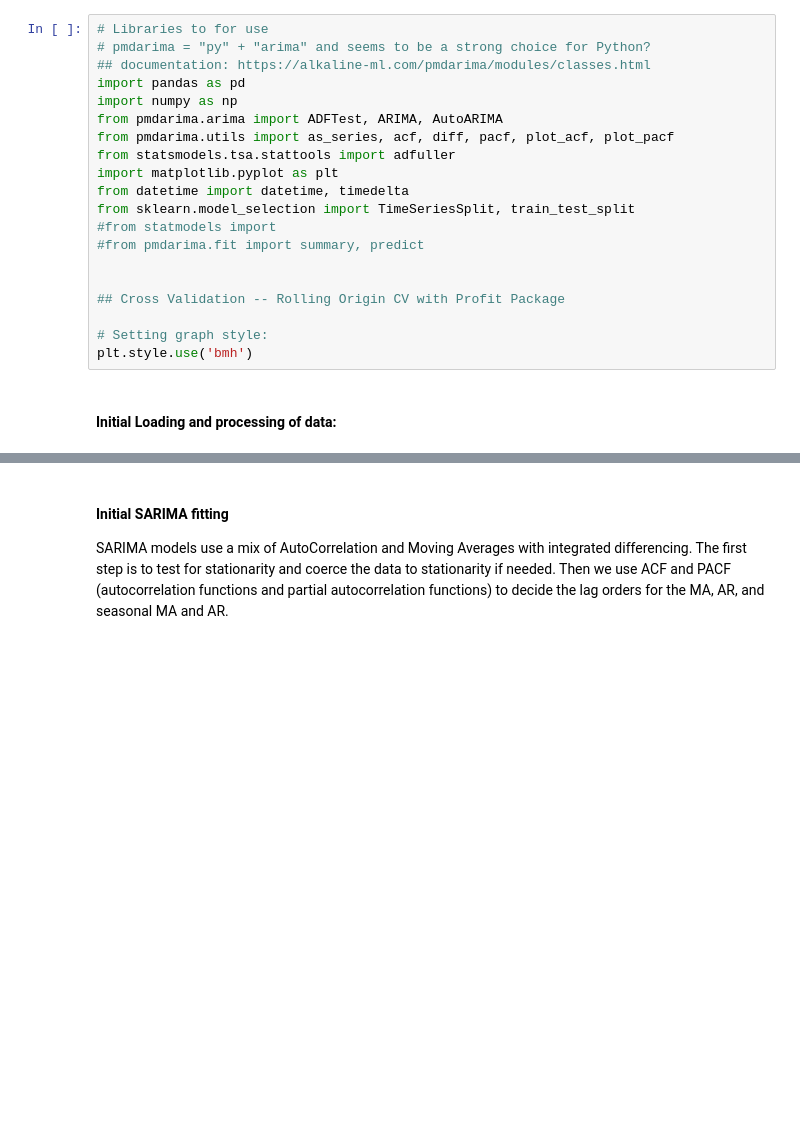
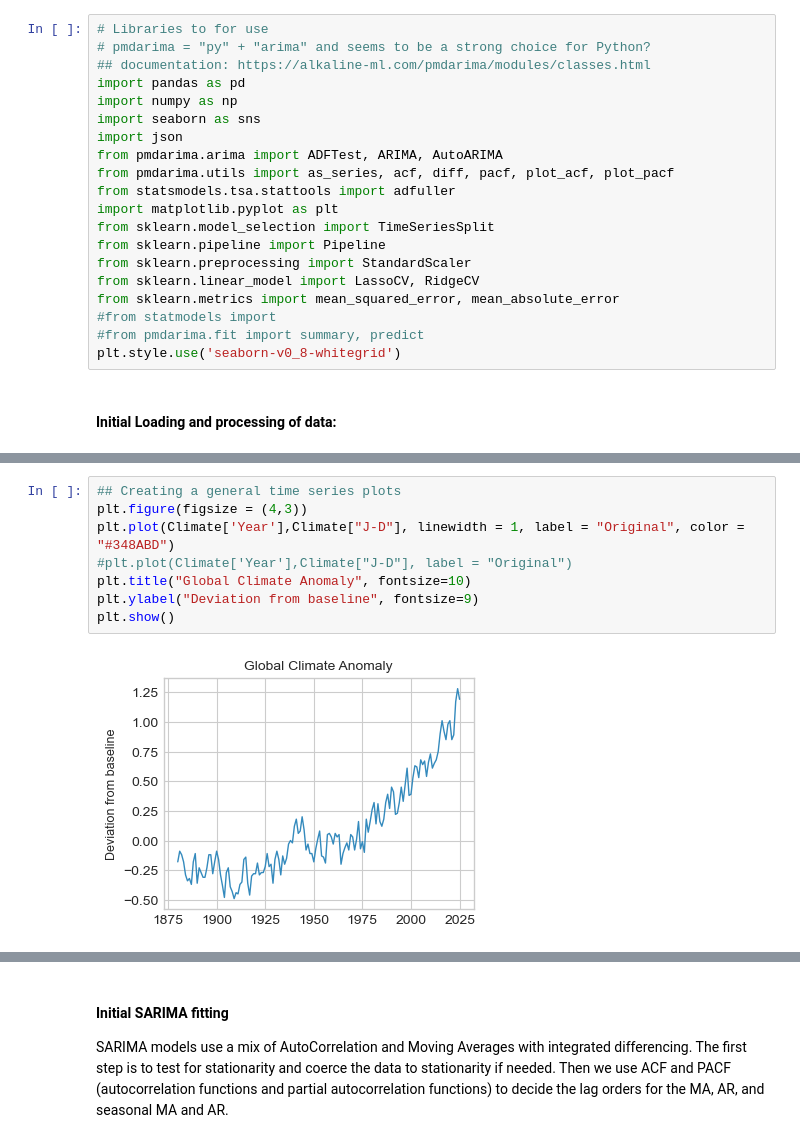
Before and after one commit to dusmith0/Climate-Data-Project, a Jupyter notebook: SARIMA modeling.ipynb, the cells around one changed output, grey strips where cells are left out. Cells and saved outputs as stored; diff of their text form; blank space fills up the shorter version.

```diff
--- a/SARIMA modeling.ipynb
+++ b/SARIMA modeling.ipynb
@@ -18,20 +18,20 @@
 ## documentation: https://alkaline-ml.com/pmdarima/modules/classes.html
 import pandas as pd
 import numpy as np
+import seaborn as sns
+import json
 from pmdarima.arima import ADFTest, ARIMA, AutoARIMA
 from pmdarima.utils import as_series, acf, diff, pacf, plot_acf, plot_pacf
 from statsmodels.tsa.stattools import adfuller
 import matplotlib.pyplot as plt
-from datetime import datetime, timedelta
-from sklearn.model_selection import TimeSeriesSplit, train_test_split
+from sklearn.model_selection import TimeSeriesSplit
+from sklearn.pipeline import Pipeline
+from sklearn.preprocessing import StandardScaler
+from sklearn.linear_model import LassoCV, RidgeCV
+from sklearn.metrics import mean_squared_error, mean_absolute_error
 #from statmodels import
 #from pmdarima.fit import summary, predict
-
-
-## Cross Validation -- Rolling Origin CV with Profit Package
-
-# Setting graph style:
-plt.style.use('bmh')
+plt.style.use('seaborn-v0_8-whitegrid')
 # %% [markdown]
 #### Initial Loading and processing of data:
 # %%
@@ -94,0 +78,10 @@ Climate.head()
+# %%
+## Creating a general time series plots
+plt.figure(figsize = (4,3))
+plt.plot(Climate['Year'],Climate["J-D"], linewidth = 1, label = "Original", color = "#348ABD")
+#plt.plot(Climate['Year'],Climate["J-D"], label = "Original")
+plt.title("Global Climate Anomaly", fontsize=10)
+plt.ylabel("Deviation from baseline", fontsize=9)
+plt.show()
+# %% [output]
+[figure, added]
```
Also changed, not shown: parts of 26 cells of this notebook, 3 other files.
